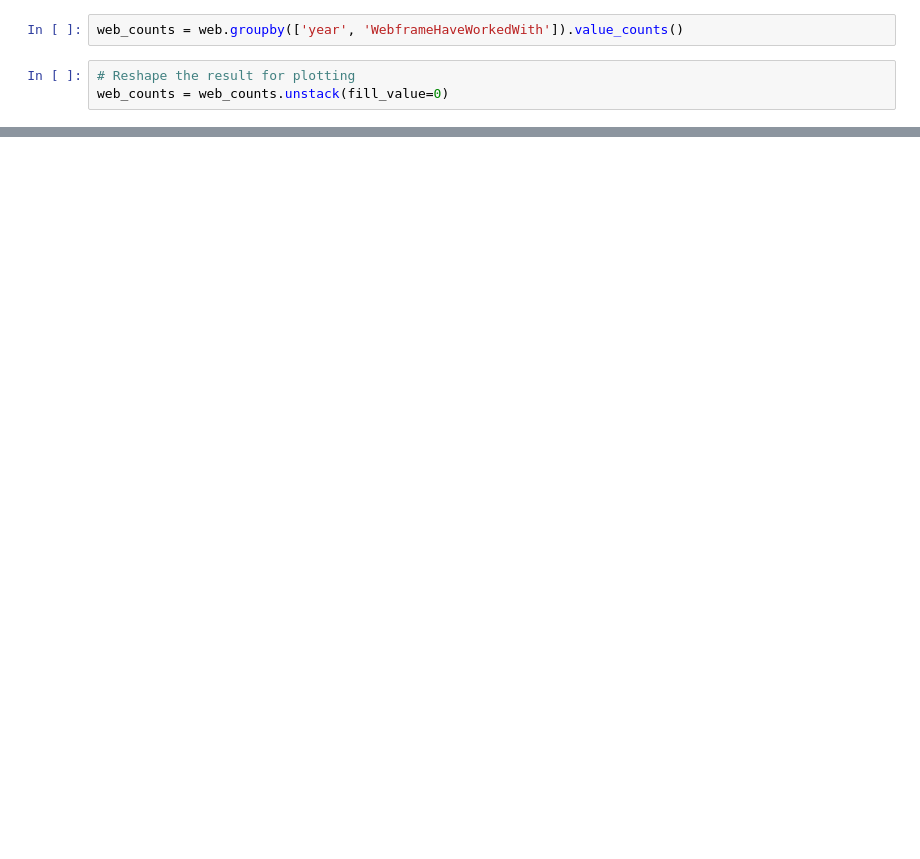
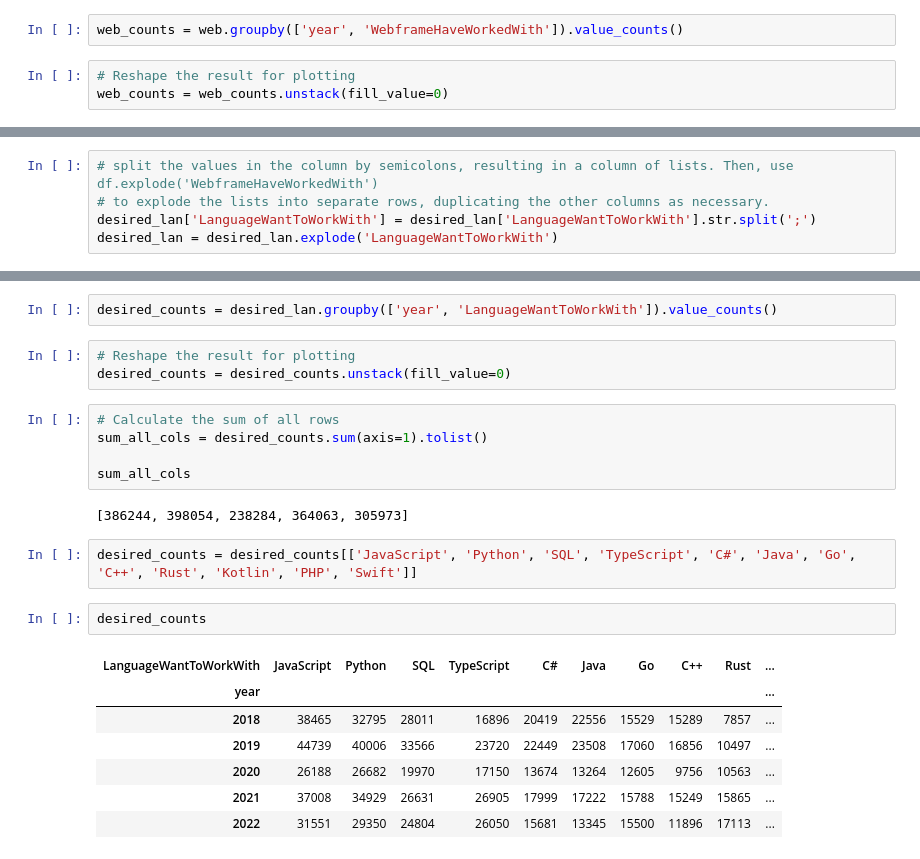
Before and after one commit to renshou753/uda_data_science_blog, a Jupyter notebook: data science blog.ipynb, the cells around one changed output, grey strips where cells are left out. Drawn from its saved outputs; the diff is of its cells as text; blank space fills up the shorter version.

```diff
--- a/data science blog.ipynb
+++ b/data science blog.ipynb
@@ -219,0 +382,5 @@ plt.show()
+# %%
+# split the values in the column by semicolons, resulting in a column of lists. Then, use df.explode('WebframeHaveWorkedWith')
+# to explode the lists into separate rows, duplicating the other columns as necessary.
+desired_lan['LanguageWantToWorkWith'] = desired_lan['LanguageWantToWorkWith'].str.split(';')
+desired_lan = desired_lan.explode('LanguageWantToWorkWith')
@@ -219,0 +422,24 @@ plt.show()
+# %%
+desired_counts = desired_lan.groupby(['year', 'LanguageWantToWorkWith']).value_counts()
+# %%
+# Reshape the result for plotting
+desired_counts = desired_counts.unstack(fill_value=0)
+# %%
+# Calculate the sum of all rows
+sum_all_cols = desired_counts.sum(axis=1).tolist()
+
+sum_all_cols
+# %% [output]
+[386244, 398054, 238284, 364063, 305973]
+# %%
+desired_counts = desired_counts[['JavaScript', 'Python', 'SQL', 'TypeScript', 'C#', 'Java', 'Go', 'C++', 'Rust', 'Kotlin', 'PHP', 'Swift']]
+# %%
+desired_counts
+# %% [output]
+| LanguageWantToWorkWith | JavaScript | Python | SQL | TypeScript | C# | Java | Go | C++ | Rust | ... |
+| year |  |  |  |  |  |  |  |  |  | ... |
+| 2018 | 38465 | 32795 | 28011 | 16896 | 20419 | 22556 | 15529 | 15289 | 7857 | ... |
+| 2019 | 44739 | 40006 | 33566 | 23720 | 22449 | 23508 | 17060 | 16856 | 10497 | ... |
+| 2020 | 26188 | 26682 | 19970 | 17150 | 13674 | 13264 | 12605 | 9756 | 10563 | ... |
+| 2021 | 37008 | 34929 | 26631 | 26905 | 17999 | 17222 | 15788 | 15249 | 15865 | ... |
+| 2022 | 31551 | 29350 | 24804 | 26050 | 15681 | 13345 | 15500 | 11896 | 17113 | ... |
```
Also changed, not shown: parts of 56 cells of this notebook, 1 other file.
